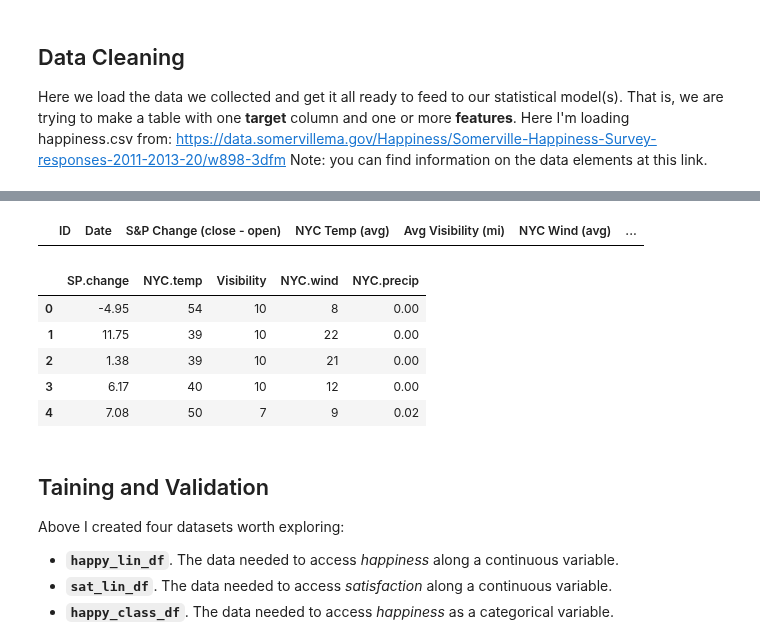
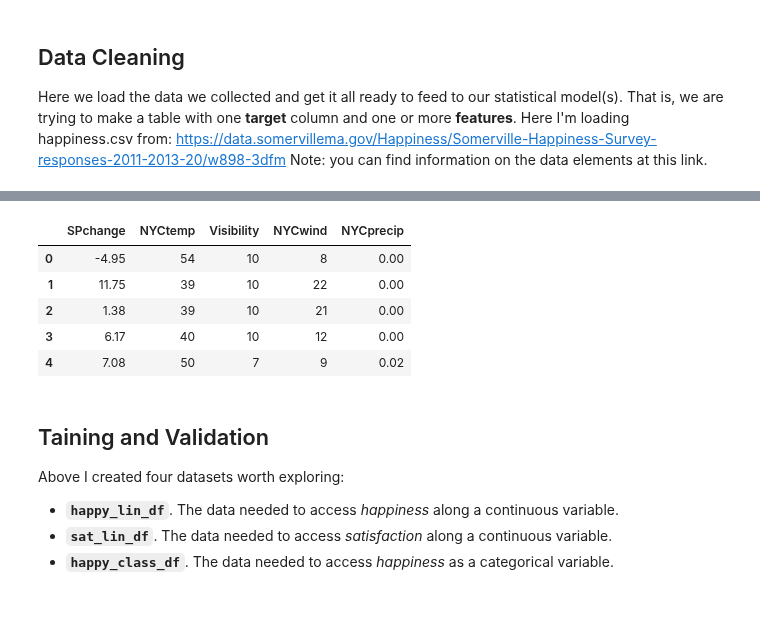
Before and after one commit to colarusso/codingthelaw, a Jupyter notebook: Fall_2017/work/JeffGitsIt/p3/code_sample_1-Copy1.ipynb, the cells around one changed output, grey strips where cells are left out. Drawn from its saved outputs; the diff is of its cells as text; code cells hidden in the pictures; blank space fills up the shorter version.

```diff
--- a/Fall_2017/work/JeffGitsIt/p3/code_sample_1-Copy1.ipynb
+++ b/Fall_2017/work/JeffGitsIt/p3/code_sample_1-Copy1.ipynb
@@ -225,9 +147,0 @@ processed_data_df.head()
-# %%
-# To make sure all of your columns are stored as numbers, use the pd.to_numeric method like so.
-raw_data_df = raw_data_df.apply(pd.to_numeric, errors='coerce')
-# errors='coerce' will set things that can't be converted to numbers to NaN
-# so you'll want to drop these like so.
-raw_data_df = raw_data_df.dropna()
-raw_data_df.head()
-# %% [output]
-|  | ID | Date | S&P Change (close - open) | NYC Temp (avg) | Avg Visibility (mi) | NYC Wind (avg) | ... |
@@ -244,17 +148,17 @@ processed_data_df.head()
 # %%
 # I'm now going to make a set of tables to be used in training some models
 # The first set will be for linear regressions where the traget is numeric.
 # Happiness
-happy_lin_df = raw_data_df[[
-                               'SP.change',
-                               'NYC.temp',
+stock_wx_df = raw_data_df[[
+                               'SPchange',
+                               'NYCtemp',
                                'Visibility',
-                                'NYC.wind',
-                                'NYC.precip'
+                                'NYCwind',
+                                'NYCprecip'
                                ]].copy()
-happy_lin_df.head()
+stock_wx_df.head()
 # %% [output]
-|  | SP.change | NYC.temp | Visibility | NYC.wind | NYC.precip |
+|  | SPchange | NYCtemp | Visibility | NYCwind | NYCprecip |
 | 0 | -4.95 | 54 | 10 | 8 | 0.00 |
 | 1 | 11.75 | 39 | 10 | 22 | 0.00 |
 | 2 | 1.38 | 39 | 10 | 21 | 0.00 |
```
Also changed, not shown: parts of 37 cells of this notebook.
